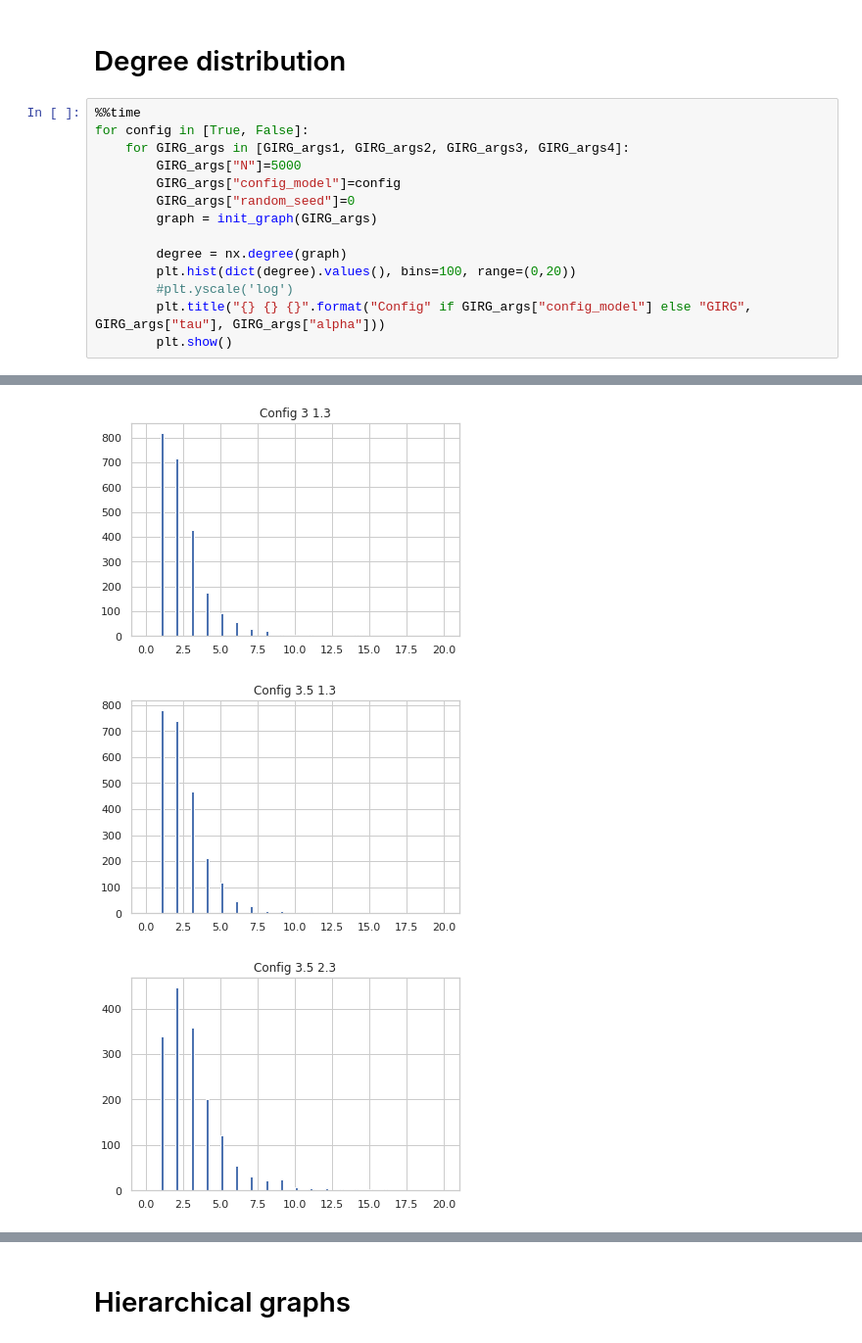
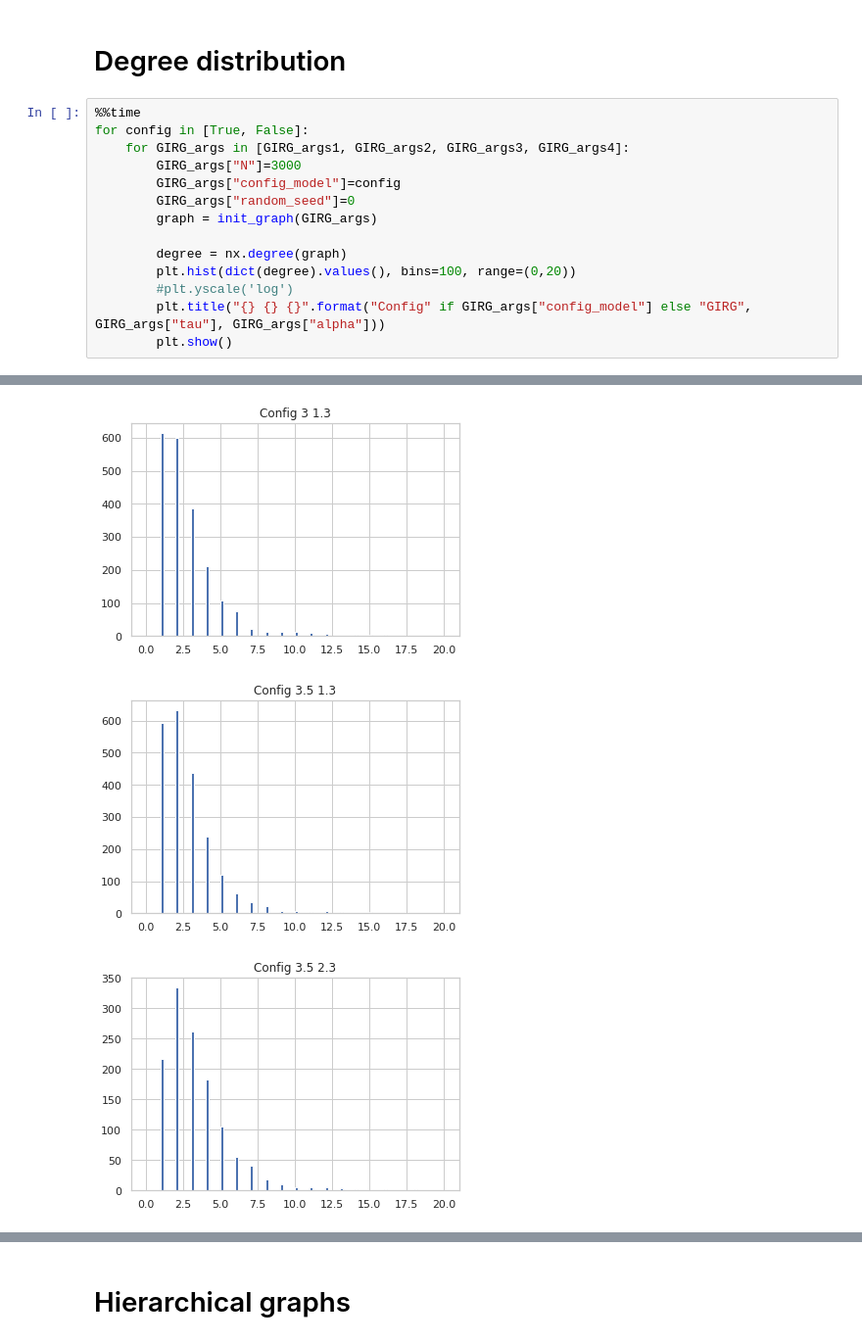
Before and after one commit to dczifra/epidemic_seeding, a Jupyter notebook: scripts/research/switchover_conditions.ipynb, the cells around one changed output, grey strips where cells are left out. Shown at 98% size. Cells and saved outputs as stored; diff of their text form.

```diff
--- a/scripts/research/switchover_conditions.ipynb
+++ b/scripts/research/switchover_conditions.ipynb
@@ -35,7 +35,7 @@ args = {
 %%time
 for config in [True, False]:
     for GIRG_args in [GIRG_args1, GIRG_args2, GIRG_args3, GIRG_args4]:
-        GIRG_args["N"]=5000
+        GIRG_args["N"]=3000
         GIRG_args["config_model"]=config
         GIRG_args["random_seed"]=0
         graph = init_graph(GIRG_args)
@@ -50,3 +50,3 @@ for config in [True, False]:
-[figure, old version]
+[figure, new version]
-[figure, old version]
+[figure, new version]
-[figure, old version]
+[figure, new version]
```
Also changed, not shown: parts of 29 cells of this notebook, 5 other files.
